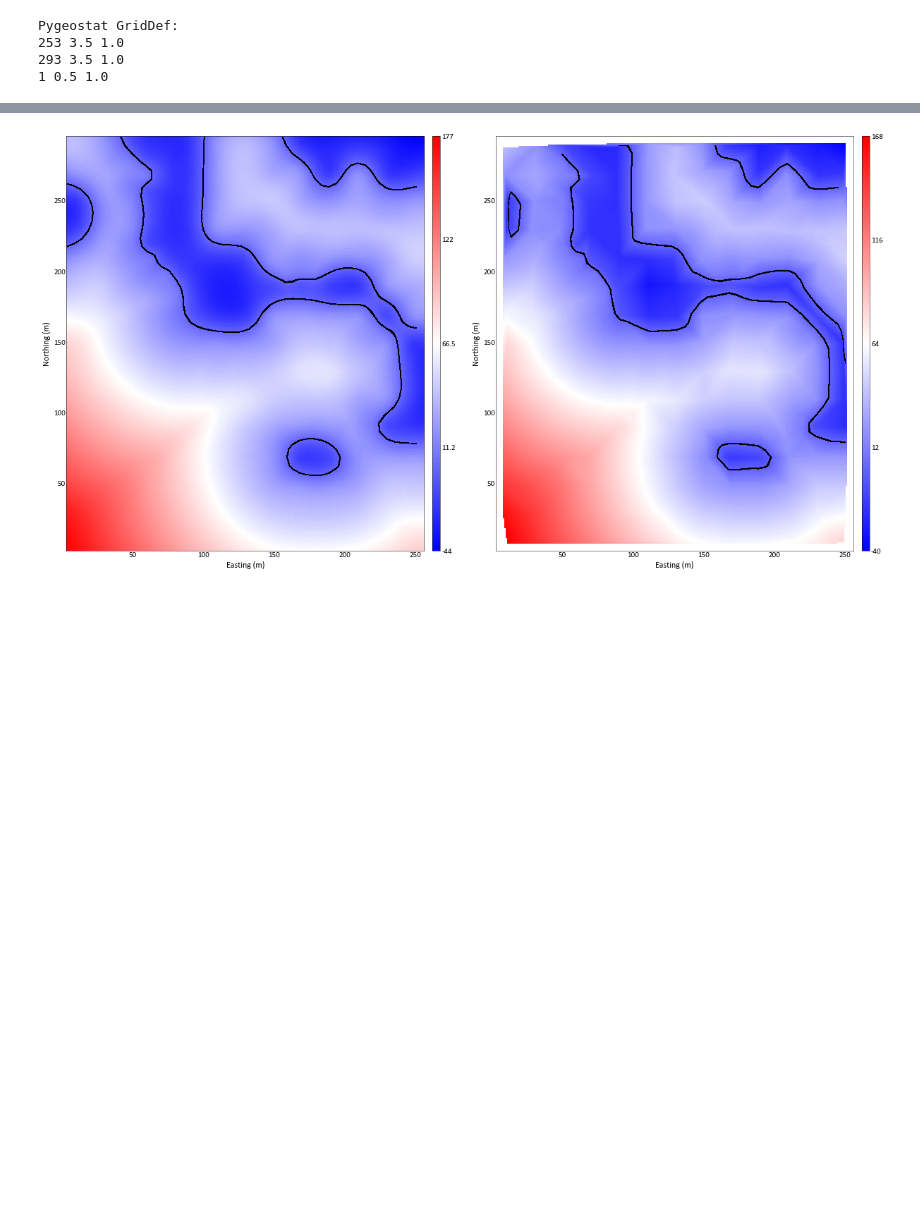
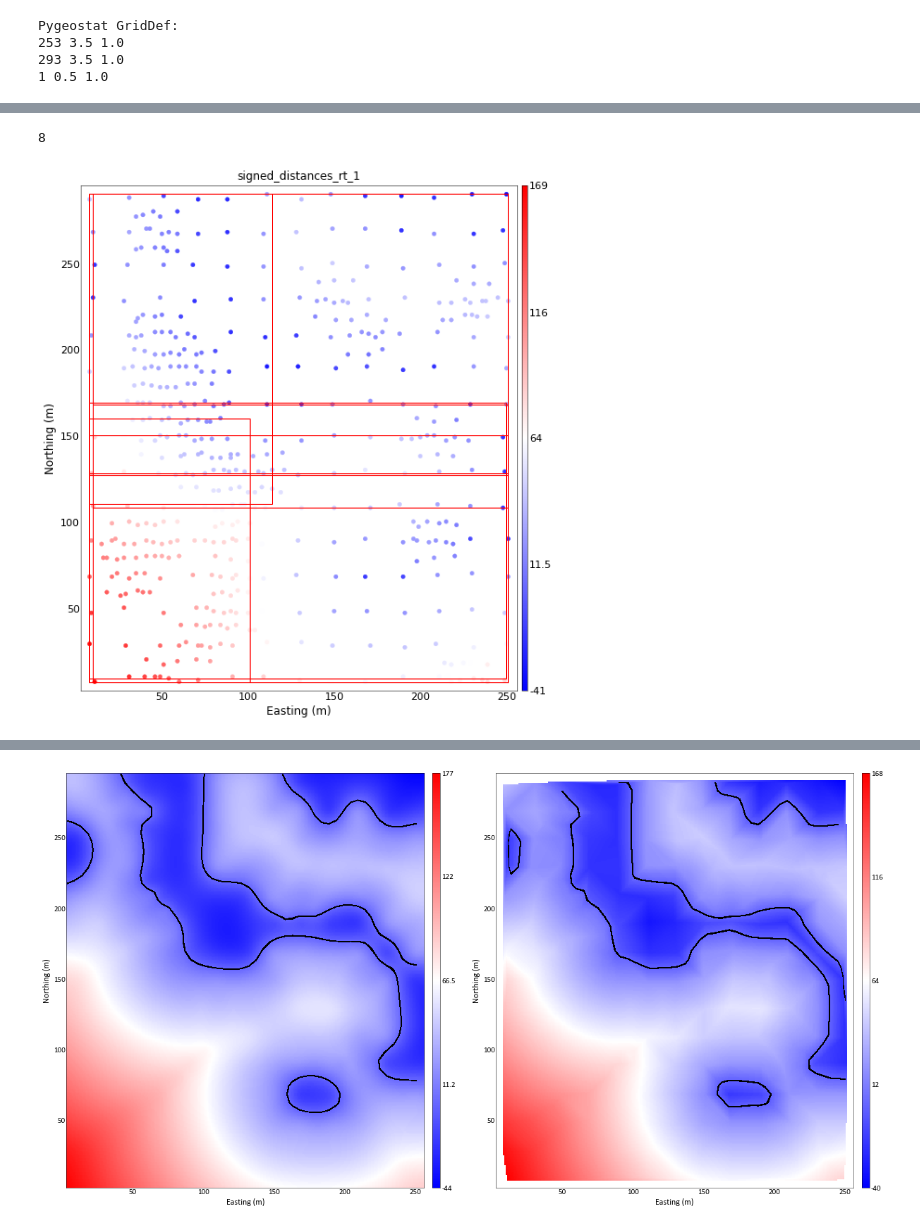
Before and after one commit to robertorolo/Partition-of-Unity-for-RBF-interpolation, a Jupyter notebook: scipy_interpolators_test.ipynb, the cells around one changed output, grey strips where cells are left out. Drawn from its saved outputs; the diff is of its cells as text; code cells hidden in the pictures; blank space fills up the shorter version.

```diff
--- a/scipy_interpolators_test.ipynb
+++ b/scipy_interpolators_test.ipynb
@@ -121,0 +161,4 @@ Number of samples in Pl and Pu: 271
+# %%
+np.sum(used_idxs)
+# %% [output]
+8
@@ -122 +170,11 @@ Number of samples in Pl and Pu: 271
+# %%
+c=0
+fig, axs = plt.subplots(1,1, figsize=(10,10))
+_ = gs.location_plot(data, var='signed_distances_rt_1', cmap='bwr',ax=axs)
+for u, l in zip(ups, lows):
+
+    rect1 = Rectangle((l[0], l[1]), u[0]-l[0], u[1]-l[1], linewidth=1, edgecolor='red', facecolor='none')
+    axs.add_patch(rect1)
+# %% [output]
+[figure, added]
 # %%
```
Also changed, not shown: parts of 9 cells of this notebook.
